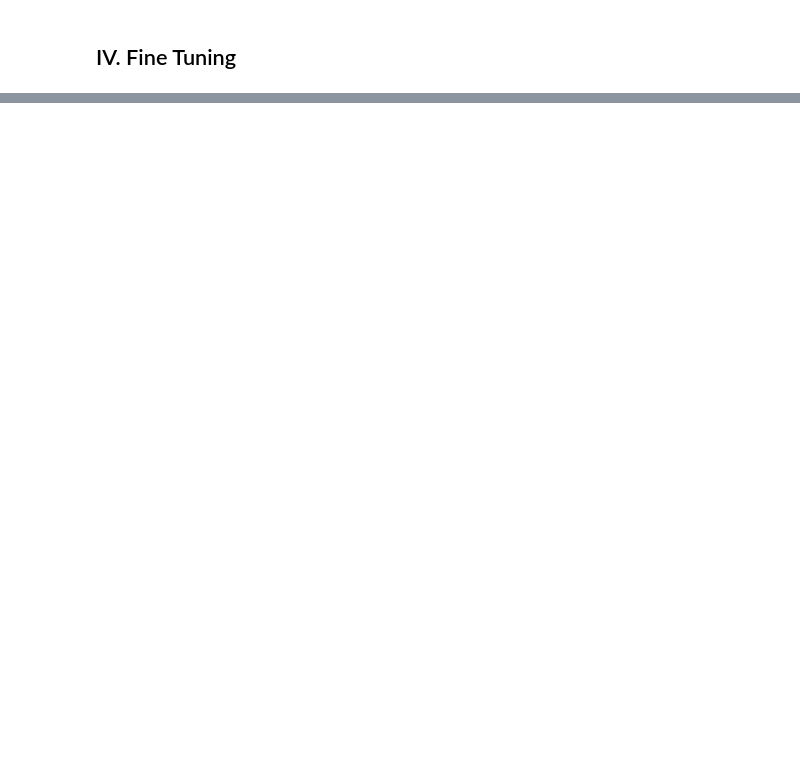
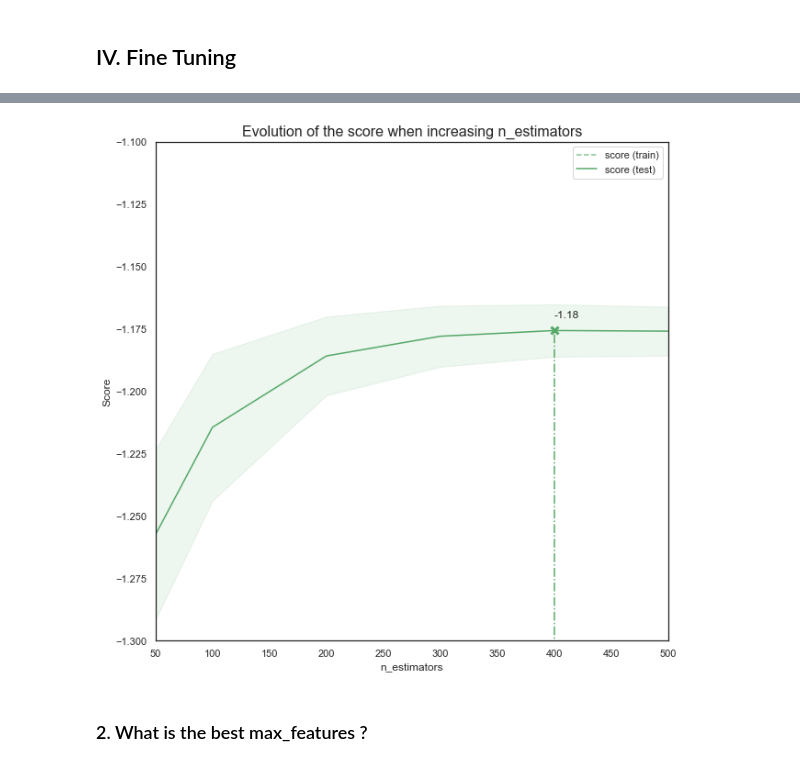
Before and after one commit to tonywu71/multi-label-email-classifier, a Jupyter notebook: Exploration.ipynb, the cells around one changed output, grey strips where cells are left out. Saved outputs shown, nothing was run; the diff lists cells and outputs as text; code cells hidden in the pictures; blank space fills up the shorter version.

```diff
--- a/Exploration.ipynb
+++ b/Exploration.ipynb
@@ -328,6 +444,9 @@ X_full.drop(y_col, axis=1, inplace=True)
 # %%
 X_full['date'] = pd.to_datetime(train_df['date'].apply(clean_date), format="%d %b %Y %X %z", utc=True)
 X_full_test['date'] = pd.to_datetime(test_df['date'].apply(clean_date), format="%d %b %Y %X %z", utc=True)
+# %%
+X_full['timezone'] = train_df['date'].apply(clean_timezone)
+X_full_test['timezone'] = test_df['date'].apply(clean_timezone)
 # %%
 X_full['mail_type'] = X_full['mail_type'].apply(clean_mail_type)
 X_full_test['mail_type'] = X_full_test['mail_type'].apply(clean_mail_type)
@@ -417,14 +541,14 @@ from sklearn.preprocessing import RobustScaler
 from sklearn.preprocessing import FunctionTransformer
 
 date_cat = ['date']
-bounded_label_cat = ['org', 'tld']
+bounded_label_cat = ['org', 'tld', 'timezone']
 bounded_ordinal_cat = ['images', 'urls']
 binary_cat = ['ccs', 'bcced', 'salutations', 'designation', 'salutations&designation']
 label_cat = ['mail_type']
 continuous_cat = ['chars_in_subject', 'chars_in_body', 'images/body']
 
 Bounded_label_lin = make_pipeline(
-    BoundedLabelTransformer(org=56, tld=23),
+    BoundedLabelTransformer(org=56, tld=23, timezone=8),
     OneHotEncoder(handle_unknown='ignore')
 )
 
@@ -450,20 +574,21 @@ processor_lin = make_column_transformer(
 # III. Testing models
 # %%
 from sklearn.multiclass import OneVsRestClassifier
-from sklearn.svm import SVC
 from sklearn.ensemble import RandomForestClassifier, GradientBoostingClassifier
 from sklearn.neural_network import MLPClassifier
 from xgboost import XGBClassifier
 from sklearn.dummy import DummyClassifier
 from sklearn.neural_network import MLPClassifier
+from sklearn.linear_model import SGDClassifier
+from sklearn.kernel_approximation import Nystroem
 
 classifiers = {
-    'duc' : make_pipeline(processor_lin, OneVsRestClassifier(DummyClassifier(strategy='prior', random_state=1))),
+#    'duc' : make_pipeline(processor_lin, OneVsRestClassifier(DummyClassifier(strategy='prior', random_state=1))),
     'rfc' : make_pipeline(processor_lin, OneVsRestClassifier(RandomForestClassifier(random_state=1))),
-    'gbc' : make_pipeline(processor_lin, OneVsRestClassifier(GradientBoostingClassifier(random_state=1))),
+#    'gbc' : make_pipeline(processor_lin, OneVsRestClassifier(GradientBoostingClassifier(random_state=1))),
     'xgc' : make_pipeline(processor_lin, OneVsRestClassifier(XGBClassifier(random_state=1, verbose=True, eval_metric='logloss'))),
-    'mpc' : make_pipeline(processor_lin, OneVsRestClassifier(MLPClassifier(random_state=1))),
-    #'svc' : make_pipeline(processor_lin, OneVsRestClassifier(SVC(kernel='linear', probability=True, random_state=1))),
+#    'mpc' : make_pipeline(processor_lin, OneVsRestClassifier(MLPClassifier(random_state=1))),
+#    'sgd' : make_pipeline(processor_lin, Nystroem(n_components=3000, random_state=1), OneVsRestClassifier(SGDClassifier(loss='log', random_state=1))),
 }
 # %% [markdown]
 Iterating over all classifiers before making fine tuning.
@@ -519,0 +683,44 @@ We notice that SVC takes too more times to fit. We will not consider it. We noti
+# %%
+results = grid_search.cv_results_
+plt.figure(figsize=(10, 10))
+plt.title("Evolution of the score when increasing n_estimators",
+          fontsize=16)
+
+plt.xlabel("n_estimators")
+plt.ylabel("Score")
+
+ax = plt.gca()
+ax.set_xlim(min(param_grid['onevsrestclassifier__estimator__n_estimators']),max(param_grid['onevsrestclassifier__estimator__n_estimators']))
+ax.set_ylim(-1.3, -1.1)
+
+X_axis = np.array(results['param_onevsrestclassifier__estimator__n_estimators'].data, dtype=int)
+
+
+for sample, style in (('train', '--'), ('test', '-')):
+    sample_score_mean = results['mean_%s_%s' % (sample, 'score')]
+    sample_score_std = results['std_%s_%s' % (sample, 'score')]
+    ax.fill_between(X_axis, sample_score_mean - sample_score_std,
+                    sample_score_mean + sample_score_std,
+                    alpha=0.1 if sample == 'test' else 0, color='g')
+    ax.plot(X_axis, sample_score_mean, style, color='g',
+            alpha=1 if sample == 'test' else 0.7,
+            label="%s (%s)" % ('score', sample))
+
+best_index = np.nonzero(results['rank_test_%s' % 'score'] == 1)[0][0]
+best_score = results['mean_test_%s' % 'score'][best_index]
+
+# Plot a dotted vertical line at the best score for that scorer marked by x
+ax.plot([X_axis[best_index], ] * 2, [best_score-10, best_score],
+        linestyle='-.', color='g', marker='x', markeredgewidth=3, ms=8)
+
+# Annotate the best score for that scorer
+ax.annotate("%0.2f" % best_score,
+            (X_axis[best_index], best_score + 0.005))
+
+plt.legend(loc="best")
+plt.grid(False)
+plt.show()
+# %% [output]
+[figure, added]
+# %% [markdown]
+### 2. What is the best max_features ?
```
Also changed, not shown: parts of 31 cells of this notebook, 9 other files.
